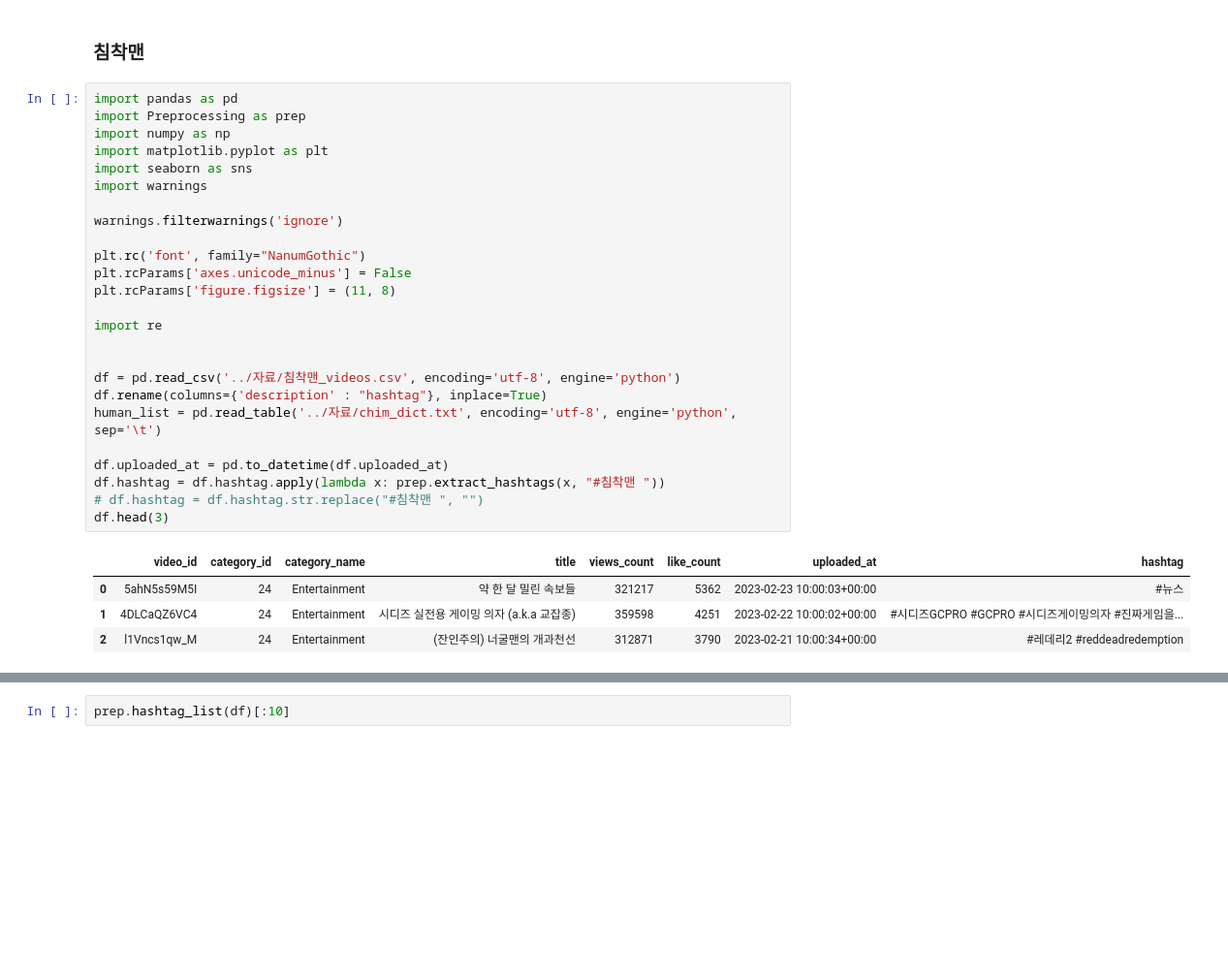
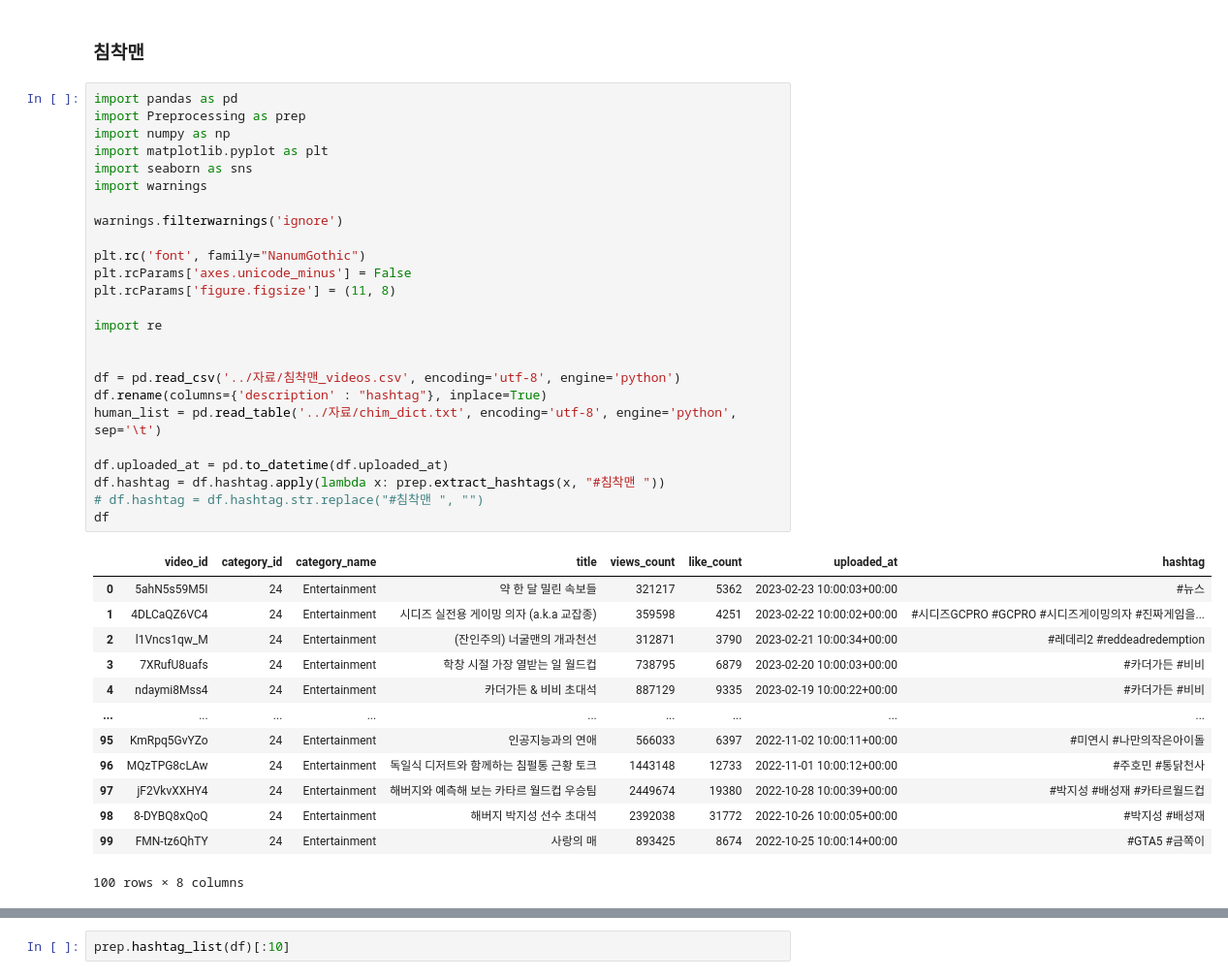
Before and after one commit to kimhyunso/coper-project, a Jupyter notebook: practice_analysis_dowon.ipynb, the cells around one changed output, grey strips where cells are left out. Shown at 97% size. Saved outputs shown, nothing was run; the diff lists cells and outputs as text; blank space fills up the shorter version.

```diff
--- a/practice_analysis_dowon.ipynb
+++ b/practice_analysis_dowon.ipynb
@@ -577,33 +579,42 @@ shorts_bool = df_gsic_videos.title.str.contains('#shorts')
 # %%
 import pandas as pd
 import Preprocessing as prep
 import numpy as np
 import matplotlib.pyplot as plt
 import seaborn as sns
 import warnings
 
 warnings.filterwarnings('ignore')
 
 plt.rc('font', family="NanumGothic")
 plt.rcParams['axes.unicode_minus'] = False
 plt.rcParams['figure.figsize'] = (11, 8)
 
 import re
 
 
 df = pd.read_csv('../자료/침착맨_videos.csv', encoding='utf-8', engine='python')
 df.rename(columns={'description' : "hashtag"}, inplace=True)
 human_list = pd.read_table('../자료/chim_dict.txt', encoding='utf-8', engine='python', sep='\t')
 
 df.uploaded_at = pd.to_datetime(df.uploaded_at)
 df.hashtag = df.hashtag.apply(lambda x: prep.extract_hashtags(x, "#침착맨 "))
 # df.hashtag = df.hashtag.str.replace("#침착맨 ", "")
-df.head(3)
+df
 # %% [output]
 |  | video_id | category_id | category_name | title | views_count | like_count | uploaded_at | hashtag |
 | 0 | 5ahN5s59M5I | 24 | Entertainment | 약 한 달 밀린 속보들 | 321217 | 5362 | 2023-02-23 10:00:03+00:00 | #뉴스 |
 | 1 | 4DLCaQZ6VC4 | 24 | Entertainment | 시디즈 실전용 게이밍 의자 (a.k.a 교잡종) | 359598 | 4251 | 2023-02-22 10:00:02+00:00 | #시디즈GCPRO #GCPRO #시디즈게이밍의자 #진짜게임을... |
 | 2 | l1Vncs1qw_M | 24 | Entertainment | (잔인주의) 너굴맨의 개과천선 | 312871 | 3790 | 2023-02-21 10:00:34+00:00 | #레데리2 #reddeadredemption |
+| 3 | 7XRufU8uafs | 24 | Entertainment | 학창 시절 가장 열받는 일 월드컵 | 738795 | 6879 | 2023-02-20 10:00:03+00:00 | #카더가든 #비비 |
+| 4 | ndaymi8Mss4 | 24 | Entertainment | 카더가든 & 비비 초대석 | 887129 | 9335 | 2023-02-19 10:00:22+00:00 | #카더가든 #비비 |
+| ... | ... | ... | ... | ... | ... | ... | ... | ... |
+| 95 | KmRpq5GvYZo | 24 | Entertainment | 인공지능과의 연애 | 566033 | 6397 | 2022-11-02 10:00:11+00:00 | #미연시 #나만의작은아이돌 |
+| 96 | MQzTPG8cLAw | 24 | Entertainment | 독일식 디저트와 함께하는 침펄통 근황 토크 | 1443148 | 12733 | 2022-11-01 10:00:12+00:00 | #주호민 #통닭천사 |
+| 97 | jF2VkvXXHY4 | 24 | Entertainment | 해버지와 예측해 보는 카타르 월드컵 우승팀 | 2449674 | 19380 | 2022-10-28 10:00:39+00:00 | #박지성 #배성재 #카타르월드컵 |
+| 98 | 8-DYBQ8xQoQ | 24 | Entertainment | 해버지 박지성 선수 초대석 | 2392038 | 31772 | 2022-10-26 10:00:05+00:00 | #박지성 #배성재 |
+| 99 | FMN-tz6QhTY | 24 | Entertainment | 사랑의 매 | 893425 | 8674 | 2022-10-25 10:00:14+00:00 | #GTA5 #금쪽이 |
+100 rows × 8 columns
 # %%
 human_list_path = "../자료/chim_dict.txt"
 
```
Also changed, not shown: parts of 21 cells of this notebook, 2 other files.
